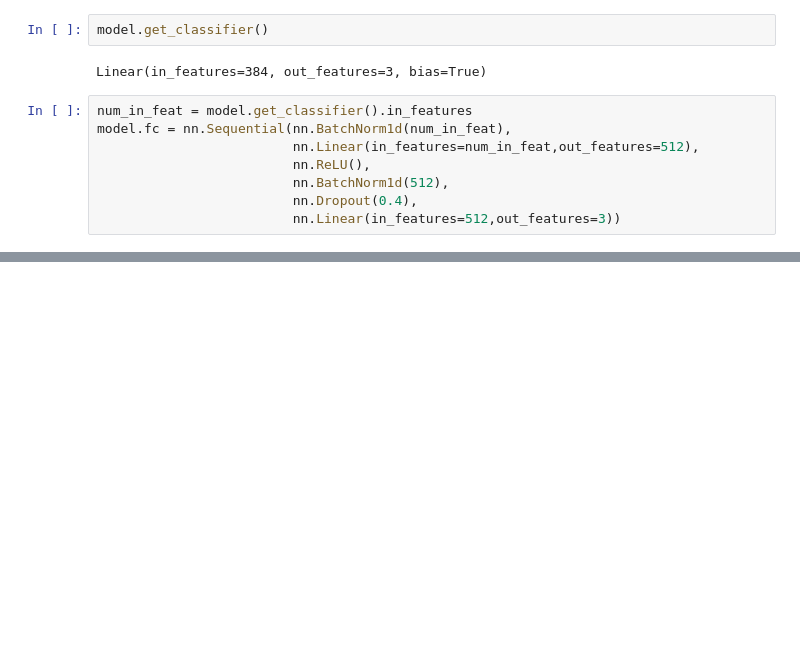
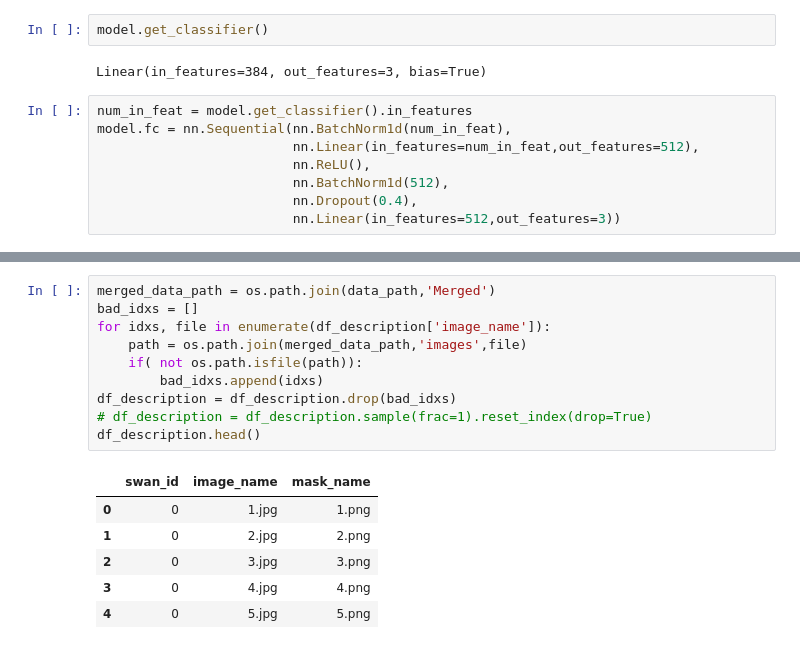
Before and after one commit to lakomchik/swan_lake, a Jupyter notebook: src/mobile_vit_exp.ipynb, the cells around one changed output, grey strips where cells are left out. Saved outputs shown, nothing was run; the diff lists cells and outputs as text; blank space fills up the shorter version.

```diff
--- a/src/mobile_vit_exp.ipynb
+++ b/src/mobile_vit_exp.ipynb
@@ -80,0 +50,17 @@ def train(model,dataloader,optimizer,criterion,device,epochs=1):
+# %%
+merged_data_path = os.path.join(data_path,'Merged')
+bad_idxs = []
+for idxs, file in enumerate(df_description['image_name']):
+    path = os.path.join(merged_data_path,'images',file)
+    if( not os.path.isfile(path)):
+        bad_idxs.append(idxs)
+df_description = df_description.drop(bad_idxs)
+# df_description = df_description.sample(frac=1).reset_index(drop=True)
+df_description.head()
+# %% [output]
+|  | swan_id | image_name | mask_name |
+| 0 | 0 | 1.jpg | 1.png |
+| 1 | 0 | 2.jpg | 2.png |
+| 2 | 0 | 3.jpg | 3.png |
+| 3 | 0 | 4.jpg | 4.png |
+| 4 | 0 | 5.jpg | 5.png |
```
Also changed, not shown: parts of 23 cells of this notebook.
